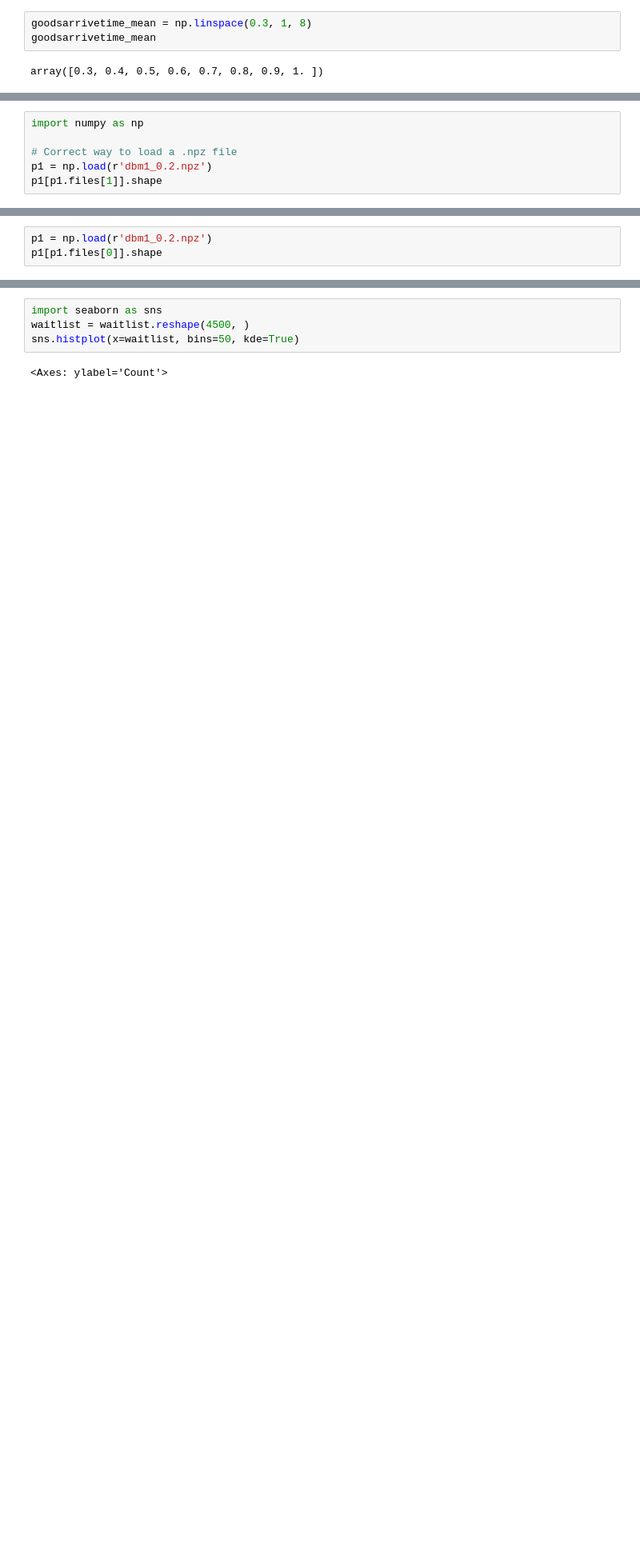
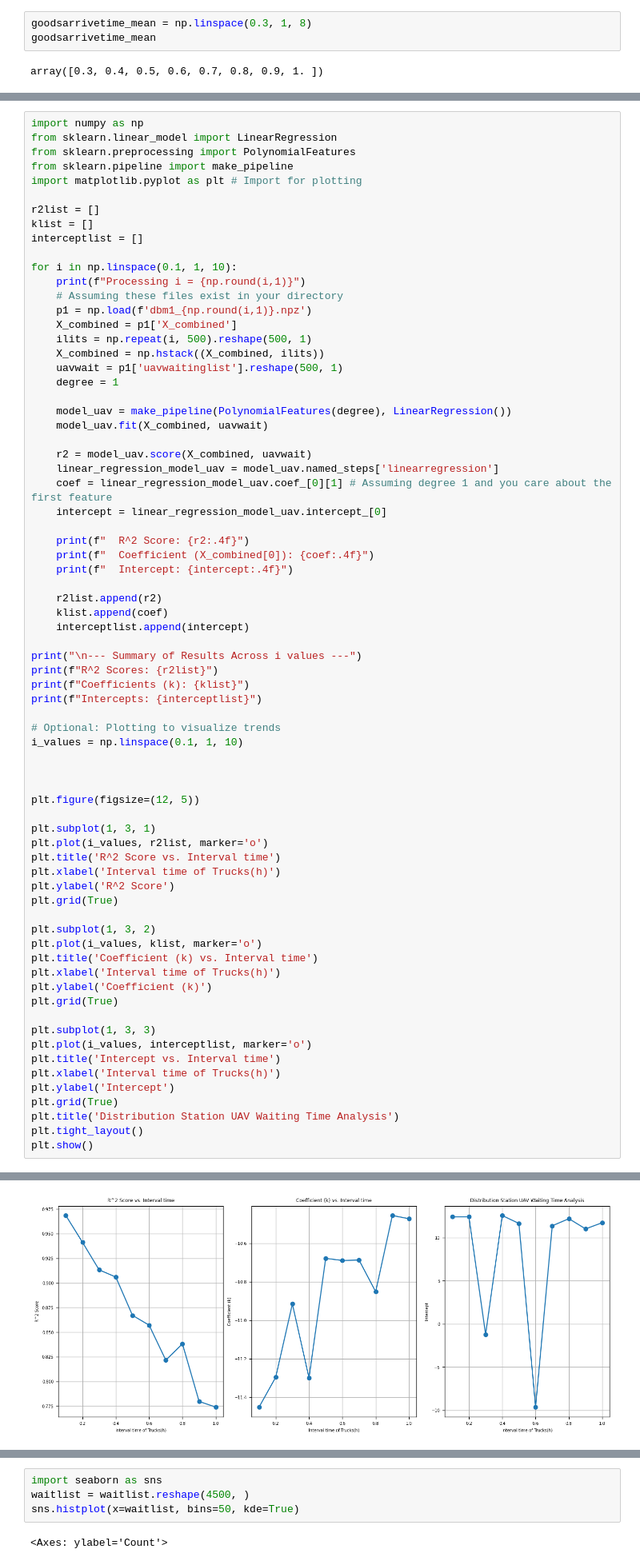
Before and after one commit to miluosi/uav-simulation, a Jupyter notebook: uavsimulation.ipynb, the cells around one changed output, grey strips where cells are left out. Shown at 80% size. Cells and saved outputs as stored; diff of their text form; blank space fills up the shorter version.

Commit message:
git commit -m "Add combined data and analysis notebook"

```diff
--- a/uavsimulation.ipynb
+++ b/uavsimulation.ipynb
@@ -1046,6 +1071,0 @@ array([ 100.,  200.,  300.,  400.,  500.,  600.,  700.,  800.,  900.,
-# %%
-import numpy as np
-
-# Correct way to load a .npz file
-p1 = np.load(r'dbm1_0.2.npz')
-p1[p1.files[1]].shape
@@ -1054,3 +1071,0 @@ p1[p1.files[1]].shape
-# %%
-p1 = np.load(r'dbm1_0.2.npz')
-p1[p1.files[0]].shape
@@ -1058,0 +1310,73 @@ p1[p1.files[0]].shape
+# %%
+import numpy as np
+from sklearn.linear_model import LinearRegression
+from sklearn.preprocessing import PolynomialFeatures
+from sklearn.pipeline import make_pipeline
+import matplotlib.pyplot as plt # Import for plotting
+
+r2list = []
+klist = []
+interceptlist = []
+
+for i in np.linspace(0.1, 1, 10):
+    print(f"Processing i = {np.round(i,1)}")
+    # Assuming these files exist in your directory
+    p1 = np.load(f'dbm1_{np.round(i,1)}.npz')
+    X_combined = p1['X_combined']
+    ilits = np.repeat(i, 500).reshape(500, 1)
+    X_combined = np.hstack((X_combined, ilits))
+    uavwait = p1['uavwaitinglist'].reshape(500, 1)
+    degree = 1
+
+    model_uav = make_pipeline(PolynomialFeatures(degree), LinearRegression())
+    model_uav.fit(X_combined, uavwait)
+
+    r2 = model_uav.score(X_combined, uavwait)
+    linear_regression_model_uav = model_uav.named_steps['linearregression']
+    coef = linear_regression_model_uav.coef_[0][1] # Assuming degree 1 and you care about the first feature
+    intercept = linear_regression_model_uav.intercept_[0]
+
+    print(f"  R^2 Score: {r2:.4f}")
+    print(f"  Coefficient (X_combined[0]): {coef:.4f}")
+    print(f"  Intercept: {intercept:.4f}")
+
+    r2list.append(r2)
+    klist.append(coef)
+    interceptlist.append(intercept)
+
+print("\n--- Summary of Results Across i values ---")
+print(f"R^2 Scores: {r2list}")
+print(f"Coefficients (k): {klist}")
+print(f"Intercepts: {interceptlist}")
+
+# Optional: Plotting to visualize trends
+i_values = np.linspace(0.1, 1, 10)
+
+
+
+plt.figure(figsize=(12, 5))
+
+plt.subplot(1, 3, 1)
+plt.plot(i_values, r2list, marker='o')
+plt.title('R^2 Score vs. Interval time')
+plt.xlabel('Interval time of Trucks(h)')
+plt.ylabel('R^2 Score')
+plt.grid(True)
+
+plt.subplot(1, 3, 2)
+plt.plot(i_values, klist, marker='o')
+plt.title('Coefficient (k) vs. Interval time')
+plt.xlabel('Interval time of Trucks(h)')
+plt.ylabel('Coefficient (k)')
+plt.grid(True)
+
+plt.subplot(1, 3, 3)
+plt.plot(i_values, interceptlist, marker='o')
+plt.title('Intercept vs. Interval time')
+plt.xlabel('Interval time of Trucks(h)')
+plt.ylabel('Intercept')
+plt.grid(True)
+plt.title('Distribution Station UAV Waiting Time Analysis')
+plt.tight_layout()
+plt.show()
+# %% [output]
@@ -1059 +1400,2 @@ p1[p1.files[0]].shape
+[figure, added]
 # %%
```
Also changed, not shown: parts of 51 cells of this notebook, 3 other files.
